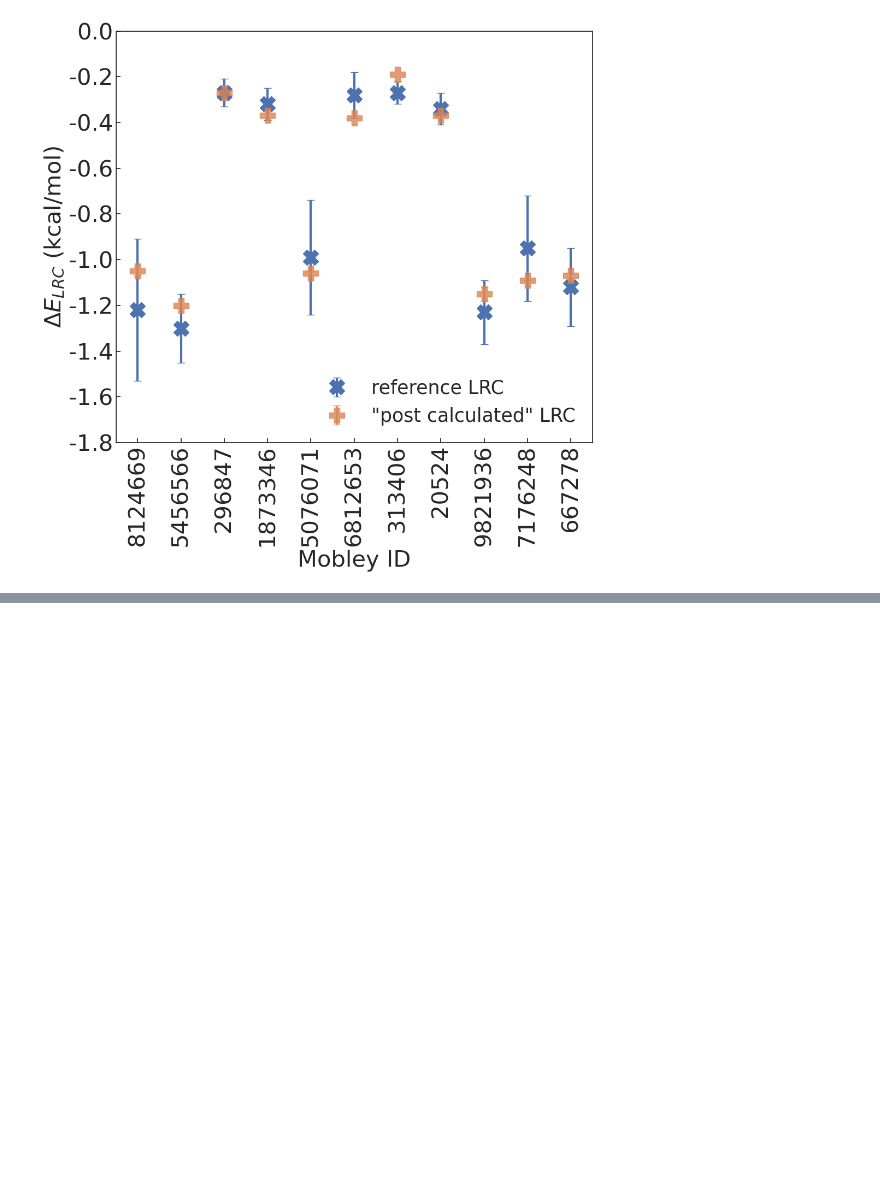
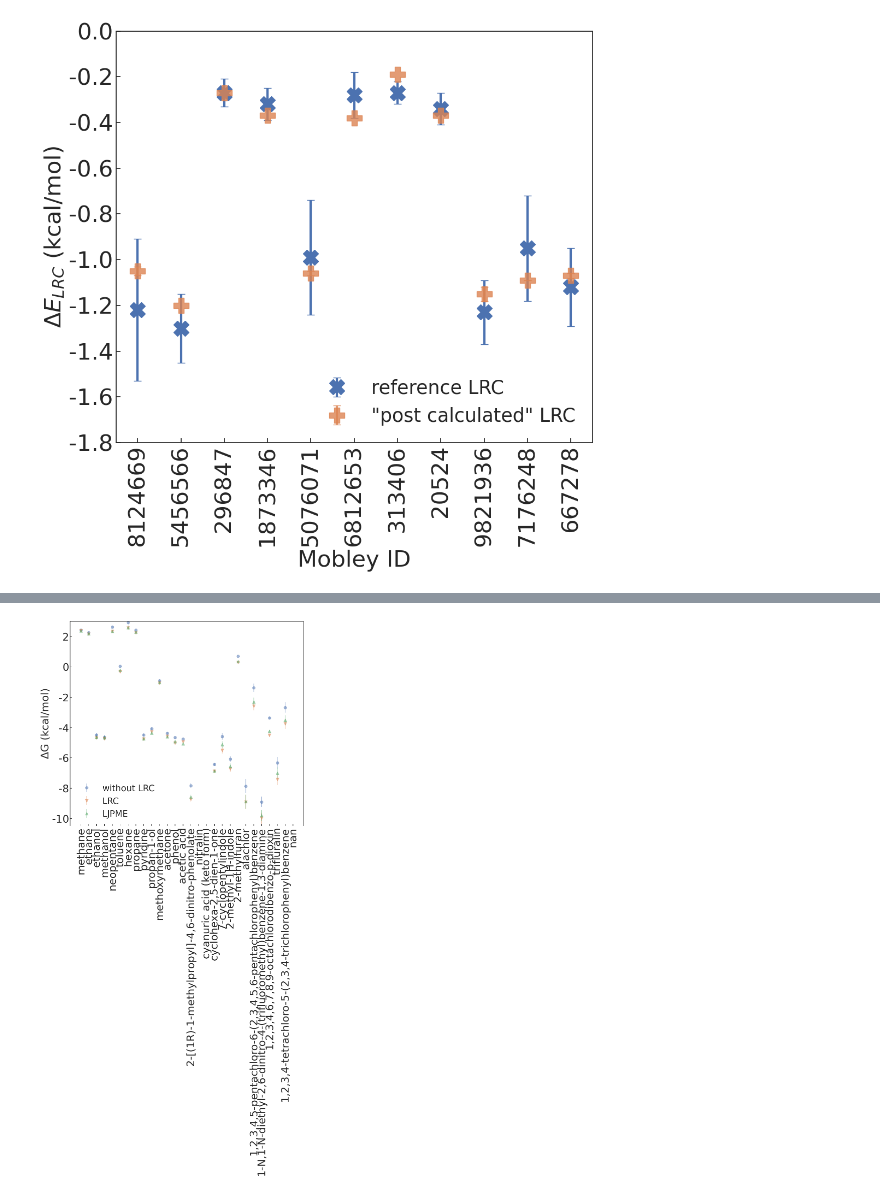
Before and after one commit to JohannesKarwou/notebooks, a Jupyter notebook: freeSolvSummary.ipynb, the cells around one changed output, grey strips where cells are left out. Drawn from its saved outputs; the diff is of its cells as text; code cells hidden in the pictures; blank space fills up the shorter version.

```diff
--- a/freeSolvSummary.ipynb
+++ b/freeSolvSummary.ipynb
@@ -1149,0 +1130,48 @@ subset
+# %%
+ljpme = pd.read_csv("/site/raid5/student4/patrick/table_final.csv")
+# %%
+sns.reset_orig
+
+fig, axs = plt.subplots(figsize=(12, 12))
+fig.autofmt_xdate(rotation=90, ha="center")
+
+axs.errorbar(
+    ljpme["name"].astype(str),
+    ljpme["dG (TF)"],
+    yerr=ljpme["Uncertainty TF"] * 2,
+    ms=8,
+    fmt="o",
+    alpha=0.5,
+    label = "without LRC",
+)
+
+
+axs.errorbar(
+    ljpme["name"].astype(str),
+    ljpme["dG (TF) lrc"],
+    yerr=ljpme["Uncertainty TF"] * 2,
+    ms=8,
+    fmt="v",
+    alpha=0.5,
+    label = "LRC",
+)
+
+axs.errorbar(
+    ljpme["name"].astype(str),
+    ljpme["dG (TF) LJPM"],
+    yerr=ljpme["Uncertainty TF"] * 2,
+    ms=8,
+    fmt="^",
+    alpha=0.5,
+    label = "LJPME"
+)
+
+plt.ylabel(r"$\Delta$G (kcal/mol)")
+plt.legend(frameon=False)
+plt.ylim([-10.5,3])
+
+
+plt.tight_layout()
+# plt.savefig("/home/johannes/Desktop/LPME.png",dpi = 500)
+# %% [output]
+[figure, added]
```
Also changed, not shown: parts of 8 cells of this notebook.
